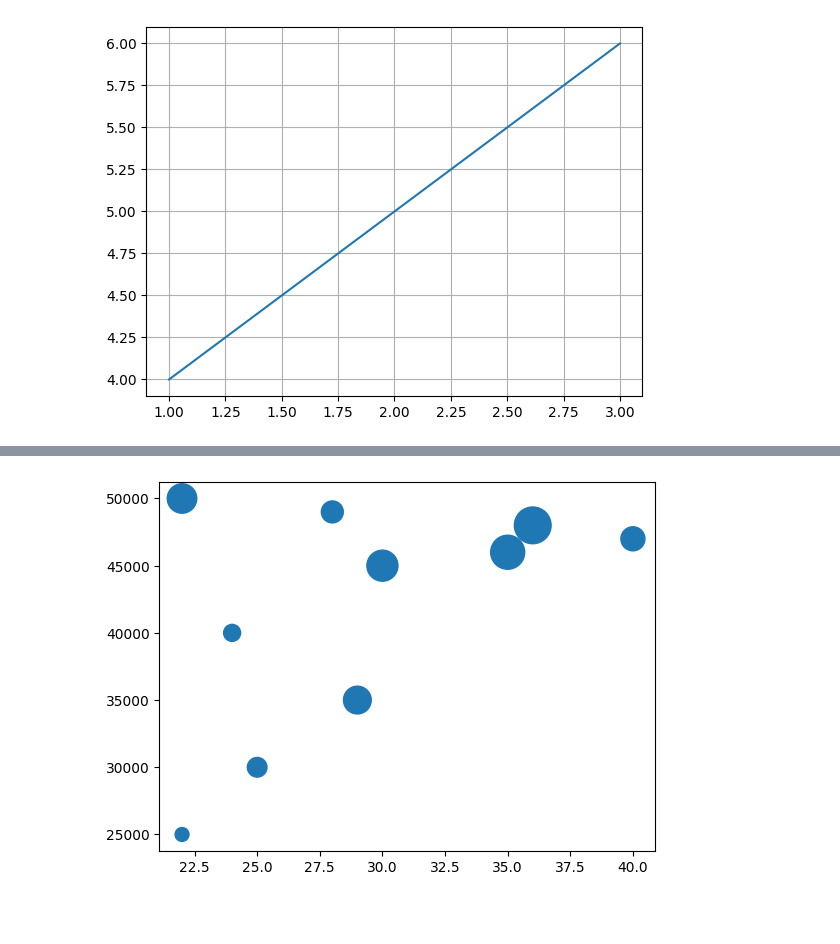
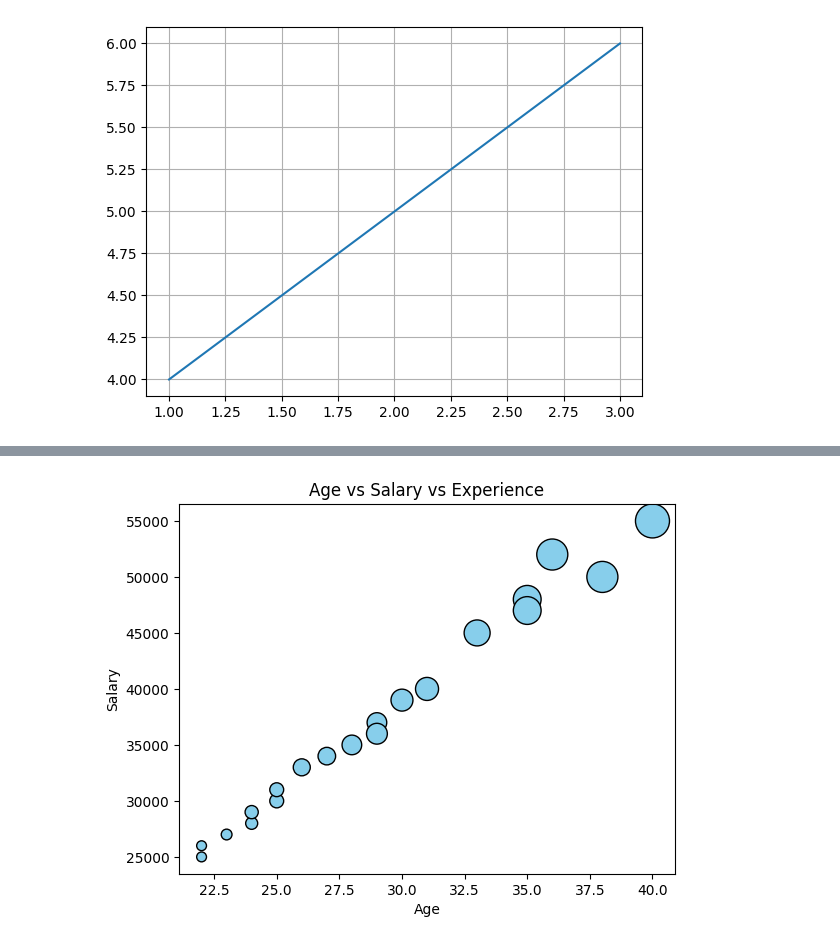
Before and after one commit to MadhuShreee07/daily-bytes-data, a Jupyter notebook: Matplotlib/matplotlib.ipynb, the cells around one changed output, grey strips where cells are left out. Drawn from its saved outputs; the diff is of its cells as text; code cells hidden in the pictures; blank space fills up the shorter version.

```diff
--- a/Matplotlib/matplotlib.ipynb
+++ b/Matplotlib/matplotlib.ipynb
@@ -240,0 +125,2 @@ plt.show()
+# %%
+df.drop(index = 20, inplace = True)
@@ -241,3 +133,5 @@ plt.show()
+# %%
+df["dept"] = ['HR', 'IT', 'Finance', 'HR', 'Finance', 'IT', 'HR', 'Finance', 'IT', 'HR'] * 2
 # %%
 df.head()
 # %% [output]
@@ -249,0 +192,2 @@ df.head()
+# %%
+df["Age"] = [22, 25, 29, 24, 30, 35, 40, 36, 28, 22, 23, 25, 26, 24, 31, 29, 27, 33, 35, 38]
@@ -250,3 +315,2 @@ df.head()
 # %%
-df["experience"]=[1, 2, 4, 1.5, 5, 6, 3, 7, 2.5, 4.5]
-df.head()
+df["experience"] =  [1, 2, 4, 1.5, 5, 8, 12, 10, 4, 1, 1.2, 2, 3, 1.8, 5.5, 4.5, 3.2, 7, 8, 10]
@@ -260,10 +326,13 @@ df.head()
 # %%
-#bubble plot
+# Bubble PLot:
 
-plt.scatter(df["Age"], df["salary"], s=df["experience"]*100)
+plt.scatter(df["Age"], df["Salary"], s = df["experience"]*50, color = "skyblue", edgecolors= "black")
+plt.title("Age vs Salary vs Experience")
+plt.xlabel("Age")
+plt.ylabel("Salary")
 plt.show()
 # %% [output]
-[figure, old version]
+[figure, new version]
 # %%
 # 2 numerical and 1 categorical column:
 # %%
```
Also changed, not shown: parts of 79 cells of this notebook.
